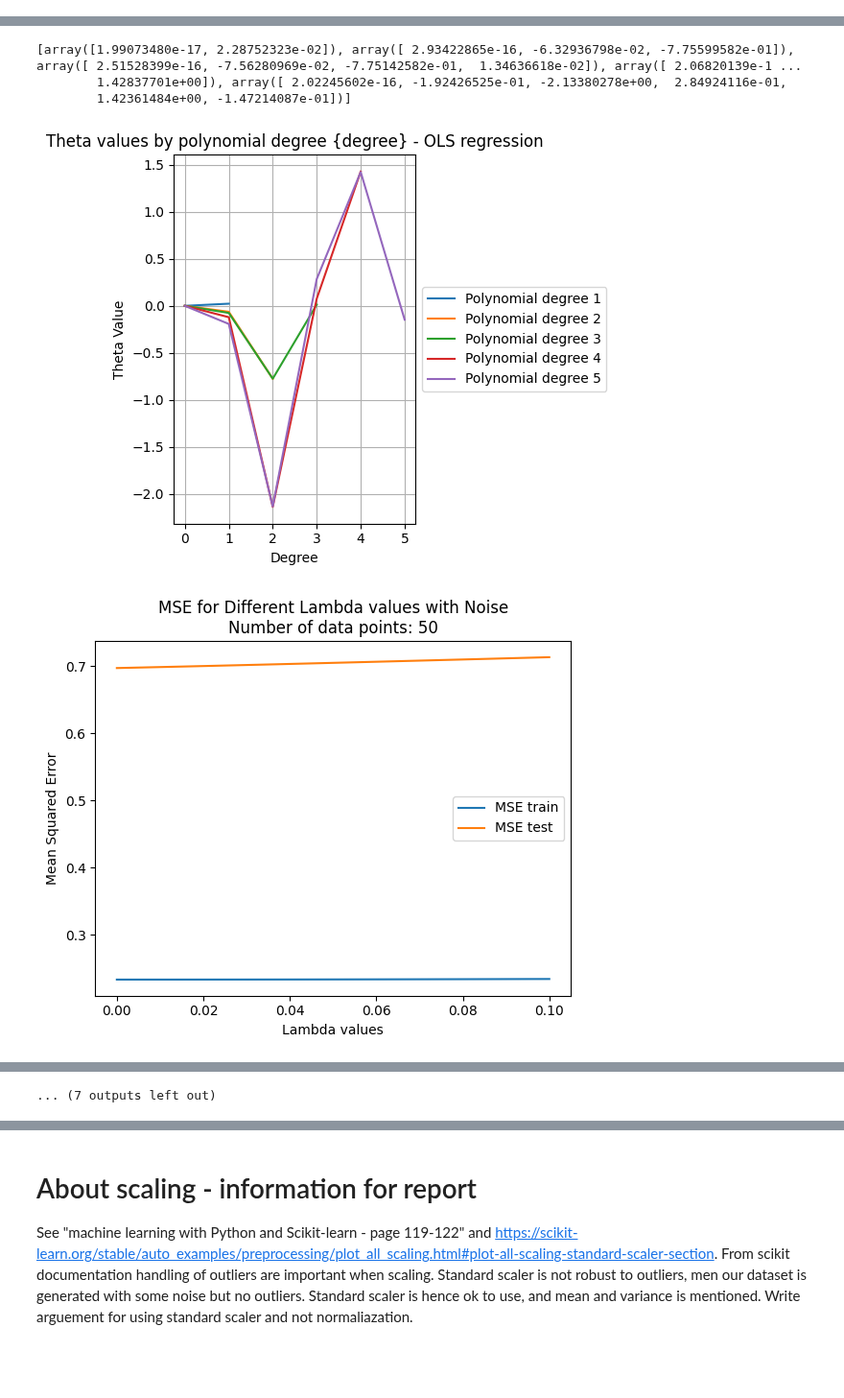
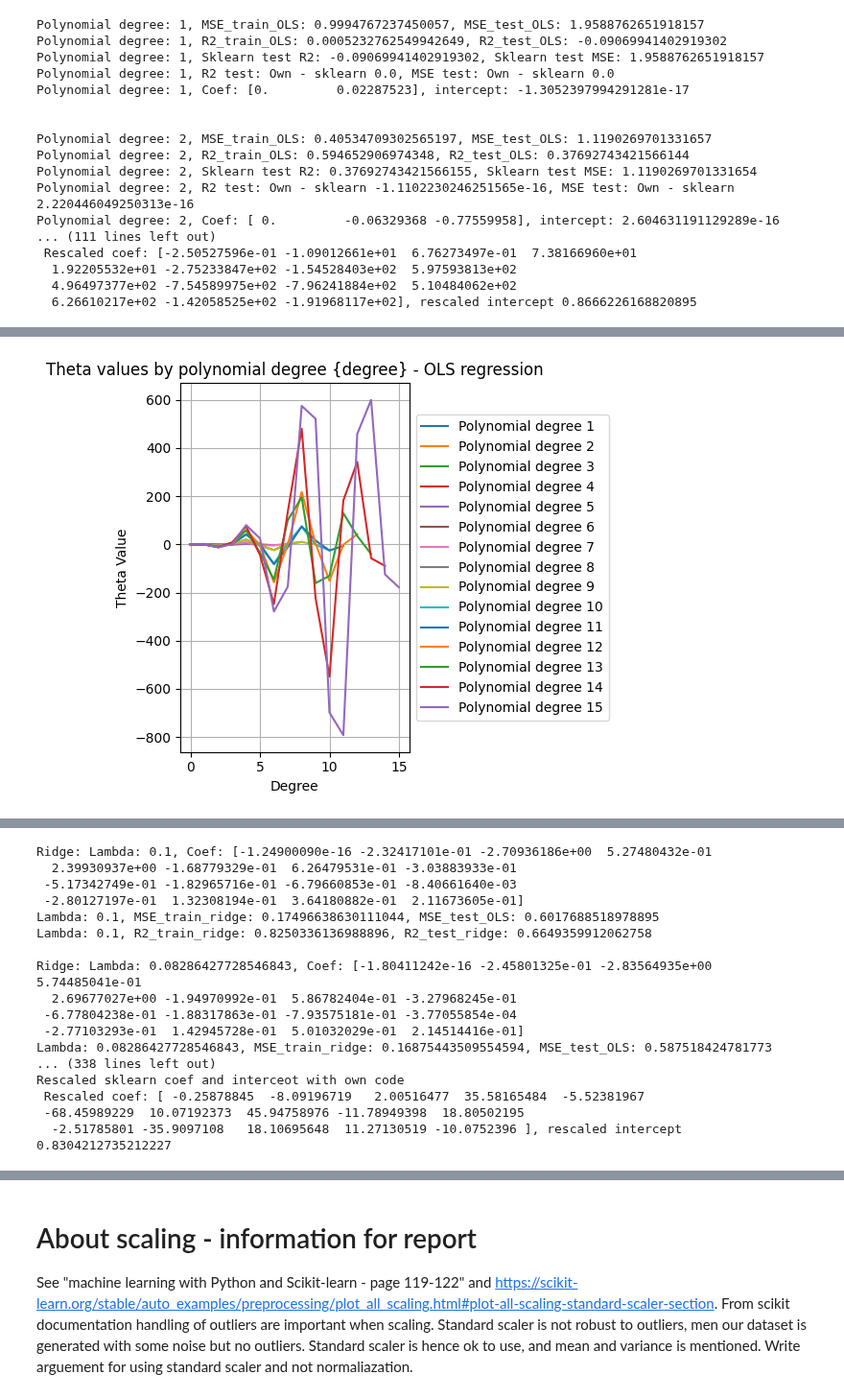
Before and after one commit to johtj/data_analysis_ml_projects, a Jupyter notebook: assignment1/code/assignment1.ipynb, the cells around one changed output, grey strips where cells are left out. Shown at 96% size. Cells and saved outputs as stored; diff of their text form; code cells hidden in the pictures; blank space fills up the shorter version.

Commit message:
minor changes to plotting

```diff
--- a/assignment1/code/assignment1.ipynb
+++ b/assignment1/code/assignment1.ipynb
@@ -13,7 +13,7 @@ from plotting_exploration import plot_mse,plot_r2, explore_lambda, explore_polyn
 
 n_datapoints = 50 # changed and ran code with different values. Could have been implemented as a list and looped over, but regarded as not necessary.
 standard_deviation = 0.1 # for noise, should we play around with this values as well in analysis?
-p = 5 # polynomial degree
+p = 15 # polynomial degree
 
 lambda_range = (-1,-5) # range of lambda values for np.log
 lambda_n = 50 # number lambda values to explore
@@ -32,7 +32,7 @@ use_intercept = True
 # create plots or not
 create_plots = True
 
-verbose_bool = False
+verbose_bool = True
 
 np.random.seed(250)  # ensure reproducibility numpy
 random_state_int = 42   # ensure reproducibility train_test_split
@@ -128,7 +128,6 @@ if create_plots: #MSE, R2 and function with noise
     plot_xy_xynoise_ypredicted(x, y, x_train_noise, y_train_noise, y_predicted_rescaled_ols_noise, x_test, n_datapoints, "OLS", p, noise=True)
 
 # Plot theta values as function if polynomial degree
-print(thetas_ols_noise)
 if create_plots: plot_theta_by_polynomials(thetas_ols_noise, p)
 
 # Explore lambdas with Ridge regression - noise
@@ -147,16 +146,16 @@ if create_plots:
 
 ##################################################
 # Explore Lasso regression as function of lambdas and learning rate ----- Only used withot noise
-lasso_grid, lasso_mse_train, lasso_mse_test, lasso_r2_train, lasso_r2_test, mse_values = lasso_grid_search(X_train_scaled, X_test_scaled, y_train_scaled, y_test_scaled, lambdas_start, etas, tolerance, max_iterations, use_intercept, verbose=verbose_bool)
+lasso_grid, lasso_mse_train, lasso_mse_test, lasso_r2_train, lasso_r2_test, lasso_mse_values, lasso_r2_values = lasso_grid_search(X_train_scaled, X_test_scaled, y_train_scaled, y_test_scaled, lambdas_start, etas, tolerance, max_iterations, use_intercept, verbose=verbose_bool)
 # rescaled coef and intercept as qc
 rescaled_coef_lasso_noise, rescaled_intercept_lasso_noise = rescale_theta_intercept(lasso_grid['coef'][1:], lasso_grid['intercept'], y_train_std, y_train_mean, X_train_std, X_train_mean, verbose=verbose_bool)
 y_predicted_scaled_lasso_noise = predict_y(X_test_scaled_noise[:, 1:], rescaled_coef_lasso_noise)
 y_predicted_rescaled_lasso_noise = rescale_y(y_predicted_scaled_lasso_noise, y_train_std, y_train_mean)
 if create_plots:
-    plot_heatmap_lasso(mse_values, lambda_n, etas)
     plot_xy_xynoise_ypredicted(x, y, x_train_noise, y_train_noise, y_predicted_rescaled_lasso_noise, x_test, n_datapoints, "Lasso", p, noise=True)
-    plot_mse(n_datapoints, lambdas,"Lambda values", lasso_mse_train, lasso_mse_test, noise=True)
-    plot_r2(n_datapoints, lambdas,"Lambda values", lasso_r2_train, lasso_r2_test, noise=True)
+plot_heatmap_lasso(lasso_mse_values, lambda_n, etas)
+
+plot_heatmap_lasso(lasso_r2_values, lambda_n, etas)
 
 # compare with lasso sklearn - use best alpha value from own implementation and calculation of lasso
 if verbose_bool: print('lasso - not scaled')
@@ -173,0 +204,17 @@ sklearn OLS scaled. Coef: [ 0.         -0.10469481 -2.41420718  0.15871614  1.75
+Polynomial degree: 1, MSE_train_OLS: 0.9994767237450057, MSE_test_OLS: 1.9588762651918157
+Polynomial degree: 1, R2_train_OLS: 0.0005232762549942649, R2_test_OLS: -0.09069941402919302
+Polynomial degree: 1, Sklearn test R2: -0.09069941402919302, Sklearn test MSE: 1.9588762651918157
+Polynomial degree: 1, R2 test: Own - sklearn 0.0, MSE test: Own - sklearn 0.0
+Polynomial degree: 1, Coef: [0.         0.02287523], intercept: -1.3052397994291281e-17
+
+
+Polynomial degree: 2, MSE_train_OLS: 0.40534709302565197, MSE_test_OLS: 1.1190269701331657
+Polynomial degree: 2, R2_train_OLS: 0.594652906974348, R2_test_OLS: 0.37692743421566144
+Polynomial degree: 2, Sklearn test R2: 0.37692743421566155, Sklearn test MSE: 1.1190269701331654
+Polynomial degree: 2, R2 test: Own - sklearn -1.1102230246251565e-16, MSE test: Own - sklearn 2.220446049250313e-16
+Polynomial degree: 2, Coef: [ 0.         -0.06329368 -0.77559958], intercept: 2.604631191129289e-16
+... (111 lines left out)
+ Rescaled coef: [-2.50527596e-01 -1.09012661e+01  6.76273497e-01  7.38166960e+01
+  1.92205532e+01 -2.75233847e+02 -1.54528403e+02  5.97593813e+02
+  4.96497377e+02 -7.54589975e+02 -7.96241884e+02  5.10484062e+02
+  6.26610217e+02 -1.42058525e+02 -1.91968117e+02], rescaled intercept 0.8666226168820895
@@ -177,5 +224 @@ sklearn OLS scaled. Coef: [ 0.         -0.10469481 -2.41420718  0.15871614  1.75
-[array([1.99073480e-17, 2.28752323e-02]), array([ 2.93422865e-16, -6.32936798e-02, -7.75599582e-01]), array([ 2.51528399e-16, -7.56280969e-02, -7.75142582e-01,  1.34636618e-02]), array([ 2.06820139e-1 ...
-        1.42837701e+00]), array([ 2.02245602e-16, -1.92426525e-01, -2.13380278e+00,  2.84924116e-01,
-        1.42361484e+00, -1.47214087e-01])]
-[figure, old version]
+[figure, new version]
-[figure, removed]
@@ -183 +225,17 @@ sklearn OLS scaled. Coef: [ 0.         -0.10469481 -2.41420718  0.15871614  1.75
-... (7 outputs left out)
+Ridge: Lambda: 0.1, Coef: [-1.24900090e-16 -2.32417101e-01 -2.70936186e+00  5.27480432e-01
+  2.39930937e+00 -1.68779329e-01  6.26479531e-01 -3.03883933e-01
+ -5.17342749e-01 -1.82965716e-01 -6.79660853e-01 -8.40661640e-03
+ -2.80127197e-01  1.32308194e-01  3.64180882e-01  2.11673605e-01]
+Lambda: 0.1, MSE_train_ridge: 0.17496638630111044, MSE_test_OLS: 0.6017688518978895
+Lambda: 0.1, R2_train_ridge: 0.8250336136988896, R2_test_ridge: 0.6649359912062758
+
+Ridge: Lambda: 0.08286427728546843, Coef: [-1.80411242e-16 -2.45801325e-01 -2.83564935e+00  5.74485041e-01
+  2.69677027e+00 -1.94970992e-01  5.86782404e-01 -3.27968245e-01
+ -6.77804238e-01 -1.88317863e-01 -7.93575181e-01 -3.77055854e-04
+ -2.77103293e-01  1.42945728e-01  5.01032029e-01  2.14514416e-01]
+Lambda: 0.08286427728546843, MSE_train_ridge: 0.16875443509554594, MSE_test_OLS: 0.587518424781773
+... (338 lines left out)
+Rescaled sklearn coef and interceot with own code
+ Rescaled coef: [ -0.25878845  -8.09196719   2.00516477  35.58165484  -5.52381967
+ -68.45989229  10.07192373  45.94758976 -11.78949398  18.80502195
+  -2.51785801 -35.9097108   18.10695648  11.27130519 -10.0752396 ], rescaled intercept 0.8304212735212227
```
Also changed, not shown: parts of 1 cell of this notebook, 1 other file.
